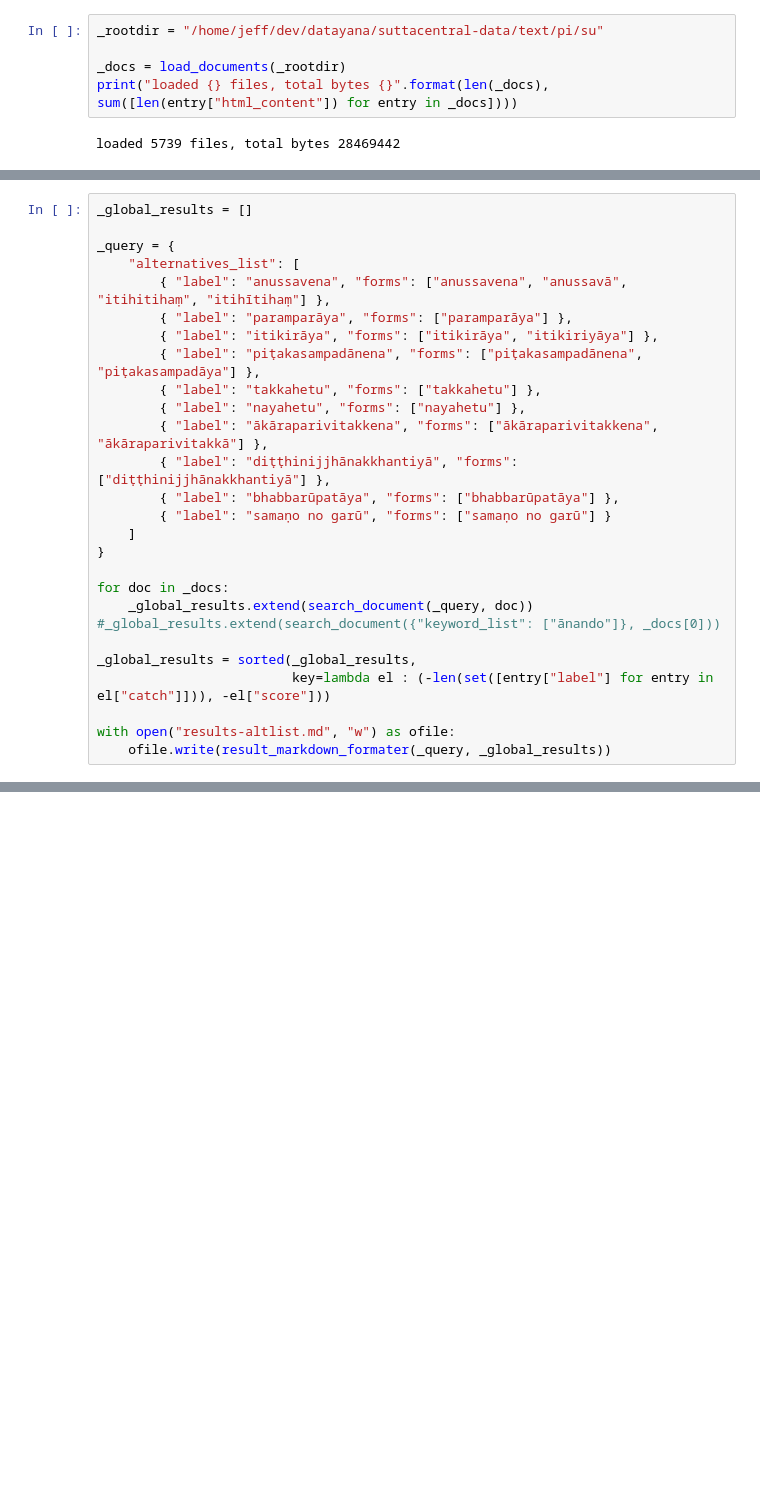
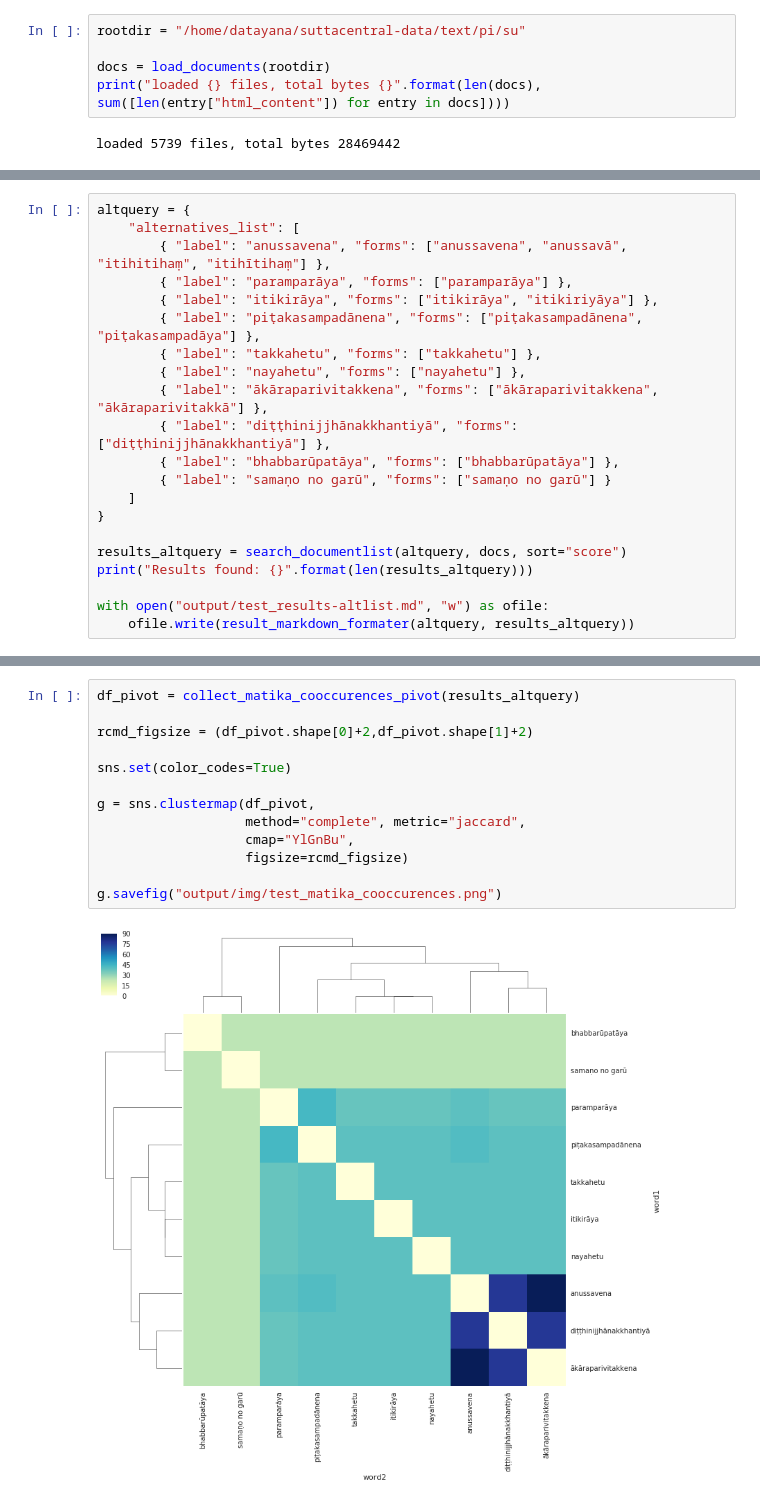
Before and after one commit to therabyte/matika-finder, a Jupyter notebook: Proof_of_concept.ipynb, the cells around one changed output, grey strips where cells are left out. Saved outputs shown, nothing was run; the diff lists cells and outputs as text; blank space fills up the shorter version.

Commit message:
package functions into a python script, add visualization of matika co-occurences by clustermap

```diff
--- a/Proof_of_concept.ipynb
+++ b/Proof_of_concept.ipynb
@@ -176,7 +24,7 @@ def result_markdown_formater(query, results):
 # %%
-_rootdir = "/home/jeff/dev/datayana/suttacentral-data/text/pi/su"
+rootdir = "/home/datayana/suttacentral-data/text/pi/su"
 
-_docs = load_documents(_rootdir)
-print("loaded {} files, total bytes {}".format(len(_docs), sum([len(entry["html_content"]) for entry in _docs])))
+docs = load_documents(rootdir)
+print("loaded {} files, total bytes {}".format(len(docs), sum([len(entry["html_content"]) for entry in docs])))
 # %% [output]
 loaded 5739 files, total bytes 28469442
@@ -203,7 +57,5 @@ Results found: 20
 # %%
-_global_results = []
-
-_query = {
+altquery = {
     "alternatives_list": [
         { "label": "anussavena", "forms": ["anussavena", "anussavā", "itihitihaṃ", "itihītihaṃ"] },
         { "label": "paramparāya", "forms": ["paramparāya"] },
@@ -218,12 +70,8 @@ _query = {
     ]
 }
 
-for doc in _docs:
-    _global_results.extend(search_document(_query, doc))
-#_global_results.extend(search_document({"keyword_list": ["ānando"]}, _docs[0]))
+results_altquery = search_documentlist(altquery, docs, sort="score")
+print("Results found: {}".format(len(results_altquery)))
 
-_global_results = sorted(_global_results,
-                         key=lambda el : (-len(set([entry["label"] for entry in el["catch"]])), -el["score"]))
-
-with open("results-altlist.md", "w") as ofile:
-    ofile.write(result_markdown_formater(_query, _global_results))
+with open("output/test_results-altlist.md", "w") as ofile:
+    ofile.write(result_markdown_formater(altquery, results_altquery))
@@ -229,0 +82,15 @@ with open("results-altlist.md", "w") as ofile:
+# %%
+df_pivot = collect_matika_cooccurences_pivot(results_altquery)
+
+rcmd_figsize = (df_pivot.shape[0]+2,df_pivot.shape[1]+2)
+
+sns.set(color_codes=True)
+
+g = sns.clustermap(df_pivot,
+                   method="complete", metric="jaccard",
+                   cmap="YlGnBu",
+                   figsize=rcmd_figsize)
+
+g.savefig("output/img/test_matika_cooccurences.png")
+# %% [output]
+[figure, added]
```
Also changed, not shown: parts of 16 cells of this notebook, 4 other files.
